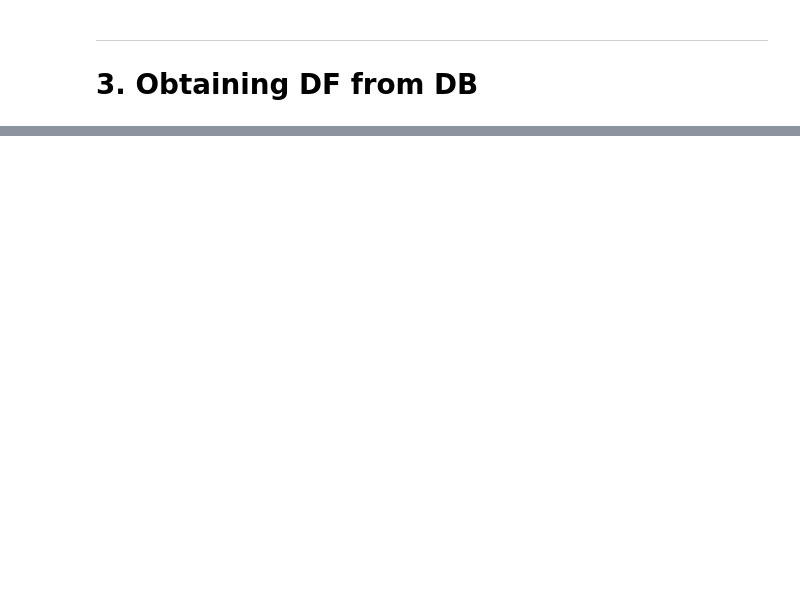
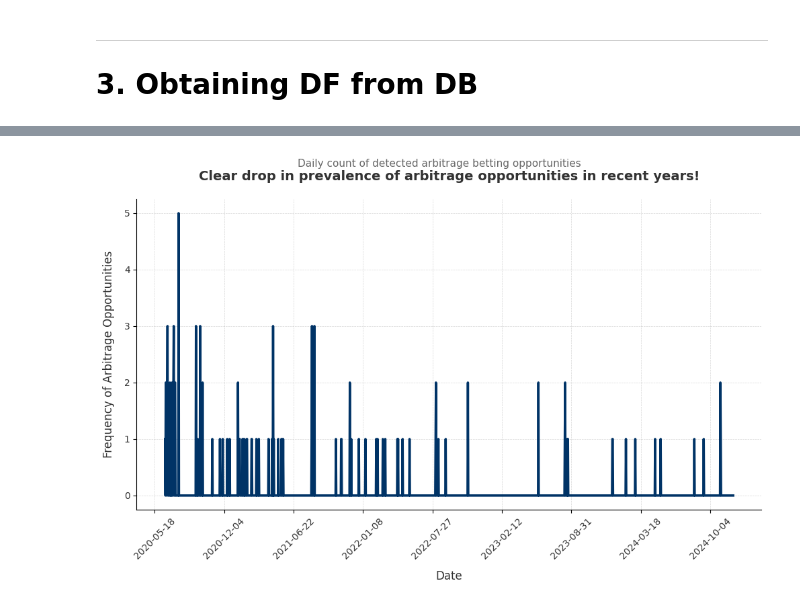
Before and after one commit to thoomkuzhymatthew/EPL_arb_betting, a Jupyter notebook: code/NB04-arbitrage_betting_strategies.ipynb, the cells around one changed output, grey strips where cells are left out. Drawn from its saved outputs; the diff is of its cells as text; code cells hidden in the pictures; blank space fills up the shorter version.

Commit message:
added arb prevalence diagrams

```diff
--- a/code/NB04-arbitrage_betting_strategies.ipynb
+++ b/code/NB04-arbitrage_betting_strategies.ipynb
@@ -46,6 +46,7 @@ engine = create_engine('sqlite:///../data/sports_odds.db')
 odds_df = pd.read_sql('SELECT * FROM historical_odds', con=engine)
 results_df = pd.read_sql('SELECT * FROM match_results', con=engine)
 
-merged_df = merge_odds_data(odds_df, results_df)
+# Using imported functions to get DF
+merged_df = process_odds_data(odds_df, results_df,process_row)
 merged_df
 # %% [output]
@@ -52,0 +75,76 @@ NameError: name 'merge_odds_data' is not defined
+# %%
+
+
+def plot_arbitrage_over_time(df):
+    """
+    Identifies arbitrage opportunities for each fixture and plots their frequency over time
+    with a clean, McKinsey-style professional aesthetic. Optimized using `groupby().apply()` and `combine()`.
+
+    Parameters:
+    - df (pd.DataFrame): DataFrame containing fixture odds data.
+
+    Returns:
+    - None (displays a polished line chart)
+    """
+    # Ensure required columns exist
+    required_columns = {"Date", "max_home", "max_away", "max_draw"}
+    if not required_columns.issubset(df.columns):
+        raise ValueError(f"Missing required columns: {required_columns - set(df.columns)}")
+
+    # Copy dataframe to avoid modifying the original
+    df = df.copy()
+
+    # Convert Date column to datetime format
+    df["Date"] = pd.to_datetime(df["Date"], format="%d/%m/%Y")
+
+    # Filter out invalid odds (0 or NaN)
+    df = df.dropna(subset=["max_home", "max_away", "max_draw"])
+    df = df[(df["max_home"] > 0) & (df["max_away"] > 0) & (df["max_draw"] > 0)]
+
+    # **Optimized arbitrage detection using groupby + apply**
+    def check_arbitrage(group):
+        # Use .combine() to efficiently compute arbitrage across all rows in group
+        arb_values = (1 / group["max_home"]).combine(
+            (1 / group["max_away"]), func=lambda x, y: x + y
+        ).combine(
+            (1 / group["max_draw"]), func=lambda x, y: x + y
+        )
+        return (arb_values < 1).sum()  # Count arbitrage opportunities in the group
+
+    # Apply group-wise arbitrage detection
+    arb_freq = df.groupby("Date").apply(check_arbitrage)
+
+    # Ensure all dates are represented in the time series
+    arb_freq = arb_freq.resample("D").sum().fillna(0)
+
+    # Plotting
+    plt.figure(figsize=(12, 6))
+
+    plt.plot(arb_freq.index, arb_freq.values, color="#003366", linewidth=2.5)
+
+    # Titles and labels
+    plt.title("Clear drop in prevalence of arbitrage opportunities in recent years!", fontsize=14, fontweight="bold", pad=20, color="#333333")
+    plt.suptitle("Daily count of detected arbitrage betting opportunities", fontsize=11, color="#666666")
+
+    plt.xlabel("Date", fontsize=12, color="#333333", labelpad=10)
+    plt.ylabel("Frequency of Arbitrage Opportunities", fontsize=12, color="#333333", labelpad=10)
+
+    # Grid with subtlety
+    plt.grid(which="major", linestyle="--", linewidth=0.5, alpha=0.5)
+
+    # Adjust x-axis for cleaner date formatting
+    plt.xticks(rotation=45, fontsize=10, color="#333333")
+    plt.yticks(fontsize=10, color="#333333")
+    plt.gca().xaxis.set_major_locator(ticker.MaxNLocator(10))  # Limits number of x-ticks
+
+    # Remove chart border for cleaner look
+    plt.gca().spines["top"].set_visible(False)
+    plt.gca().spines["right"].set_visible(False)
+
+    # Display the plot
+    plt.show()
+
+# Apply the function to the dataset
+plot_arbitrage_over_time(merged_df)
+# %% [output]
+[figure, added]
```
Also changed, not shown: parts of 5 cells of this notebook.
